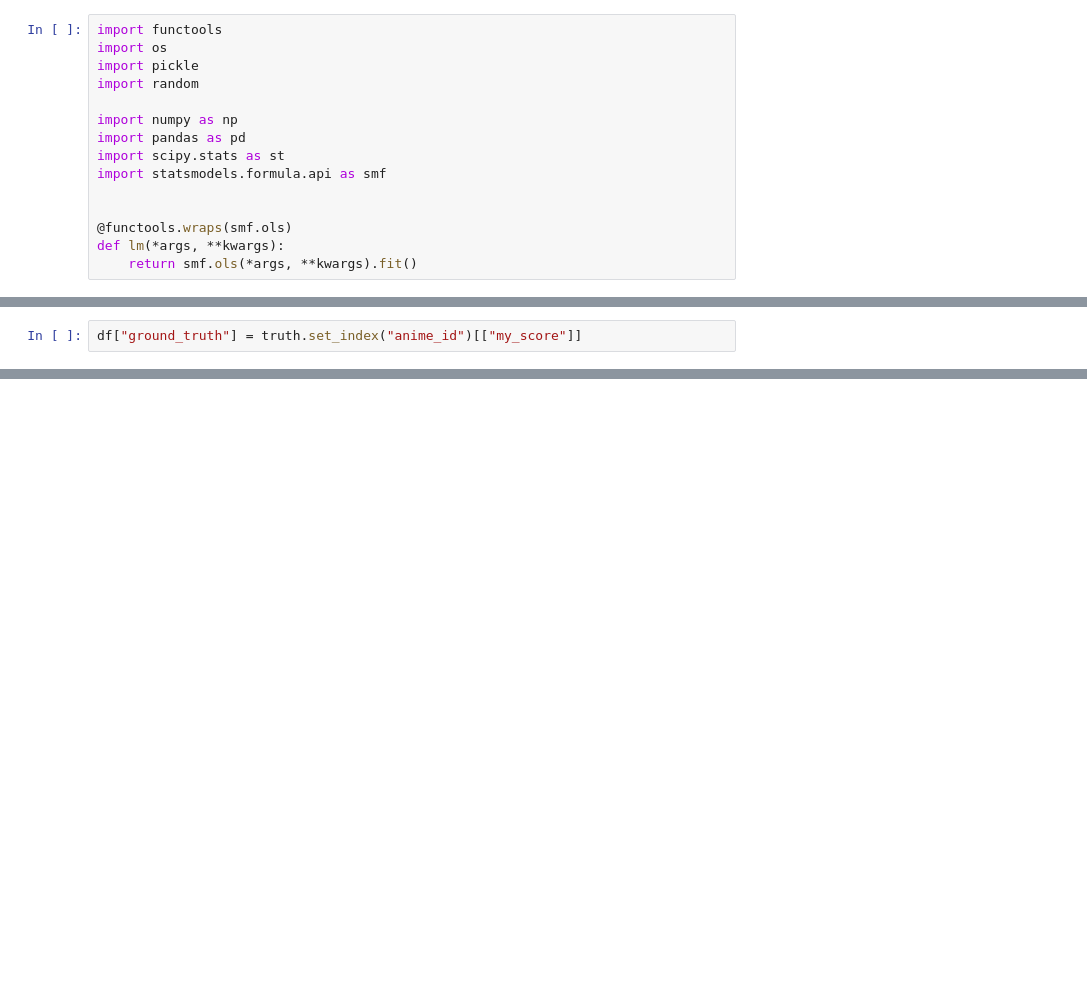
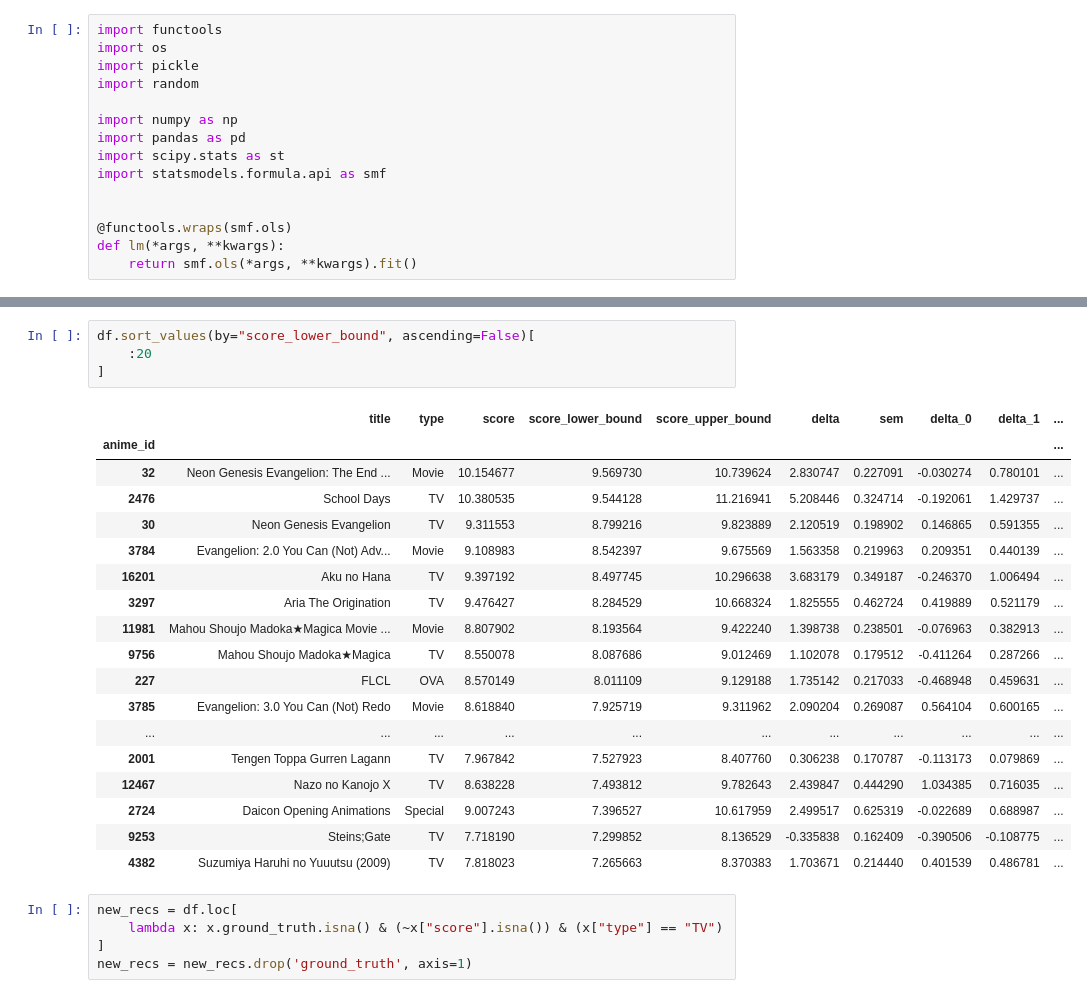
Before and after one commit to Fro116/RecommenderSystem, a Jupyter notebook: notebooks/CombineDeltas.ipynb, the cells around one changed output, grey strips where cells are left out. Drawn from its saved outputs; the diff is of its cells as text; blank space fills up the shorter version.

```diff
--- a/notebooks/CombineDeltas.ipynb
+++ b/notebooks/CombineDeltas.ipynb
@@ -50,3 +48 @@ truth = pickle.load(open("recommendee.pkl", "rb"))
-# %%
-df["ground_truth"] = truth.set_index("anime_id")[["my_score"]]
 # %%
@@ -108 +136,29 @@ df = df.loc[lambda x: ~x.score.isna()]
+# %%
+df.sort_values(by="score_lower_bound", ascending=False)[
+    :20
+]
+# %% [output]
+|  | title | type | score | score_lower_bound | score_upper_bound | delta | sem | delta_0 | delta_1 | ... |
+| anime_id |  |  |  |  |  |  |  |  |  | ... |
+| 32 | Neon Genesis Evangelion: The End ... | Movie | 10.154677 | 9.569730 | 10.739624 | 2.830747 | 0.227091 | -0.030274 | 0.780101 | ... |
+| 2476 | School Days | TV | 10.380535 | 9.544128 | 11.216941 | 5.208446 | 0.324714 | -0.192061 | 1.429737 | ... |
+| 30 | Neon Genesis Evangelion | TV | 9.311553 | 8.799216 | 9.823889 | 2.120519 | 0.198902 | 0.146865 | 0.591355 | ... |
+| 3784 | Evangelion: 2.0 You Can (Not) Adv... | Movie | 9.108983 | 8.542397 | 9.675569 | 1.563358 | 0.219963 | 0.209351 | 0.440139 | ... |
+| 16201 | Aku no Hana | TV | 9.397192 | 8.497745 | 10.296638 | 3.683179 | 0.349187 | -0.246370 | 1.006494 | ... |
+| 3297 | Aria The Origination | TV | 9.476427 | 8.284529 | 10.668324 | 1.825555 | 0.462724 | 0.419889 | 0.521179 | ... |
+| 11981 | Mahou Shoujo Madoka★Magica Movie ... | Movie | 8.807902 | 8.193564 | 9.422240 | 1.398738 | 0.238501 | -0.076963 | 0.382913 | ... |
+| 9756 | Mahou Shoujo Madoka★Magica | TV | 8.550078 | 8.087686 | 9.012469 | 1.102078 | 0.179512 | -0.411264 | 0.287266 | ... |
+| 227 | FLCL | OVA | 8.570149 | 8.011109 | 9.129188 | 1.735142 | 0.217033 | -0.468948 | 0.459631 | ... |
+| 3785 | Evangelion: 3.0 You Can (Not) Redo | Movie | 8.618840 | 7.925719 | 9.311962 | 2.090204 | 0.269087 | 0.564104 | 0.600165 | ... |
+| ... | ... | ... | ... | ... | ... | ... | ... | ... | ... | ... |
+| 2001 | Tengen Toppa Gurren Lagann | TV | 7.967842 | 7.527923 | 8.407760 | 0.306238 | 0.170787 | -0.113173 | 0.079869 | ... |
+| 12467 | Nazo no Kanojo X | TV | 8.638228 | 7.493812 | 9.782643 | 2.439847 | 0.444290 | 1.034385 | 0.716035 | ... |
+| 2724 | Daicon Opening Animations | Special | 9.007243 | 7.396527 | 10.617959 | 2.499517 | 0.625319 | -0.022689 | 0.688987 | ... |
+| 9253 | Steins;Gate | TV | 7.718190 | 7.299852 | 8.136529 | -0.335838 | 0.162409 | -0.390506 | -0.108775 | ... |
+| 4382 | Suzumiya Haruhi no Yuuutsu (2009) | TV | 7.818023 | 7.265663 | 8.370383 | 1.703671 | 0.214440 | 0.401539 | 0.486781 | ... |
+# %%
+new_recs = df.loc[
+    lambda x: x.ground_truth.isna() & (~x["score"].isna()) & (x["type"] == "TV")
+]
+new_recs = new_recs.drop('ground_truth', axis=1)
 # %%
```
Also changed, not shown: parts of 16 cells of this notebook, 5 other files.
